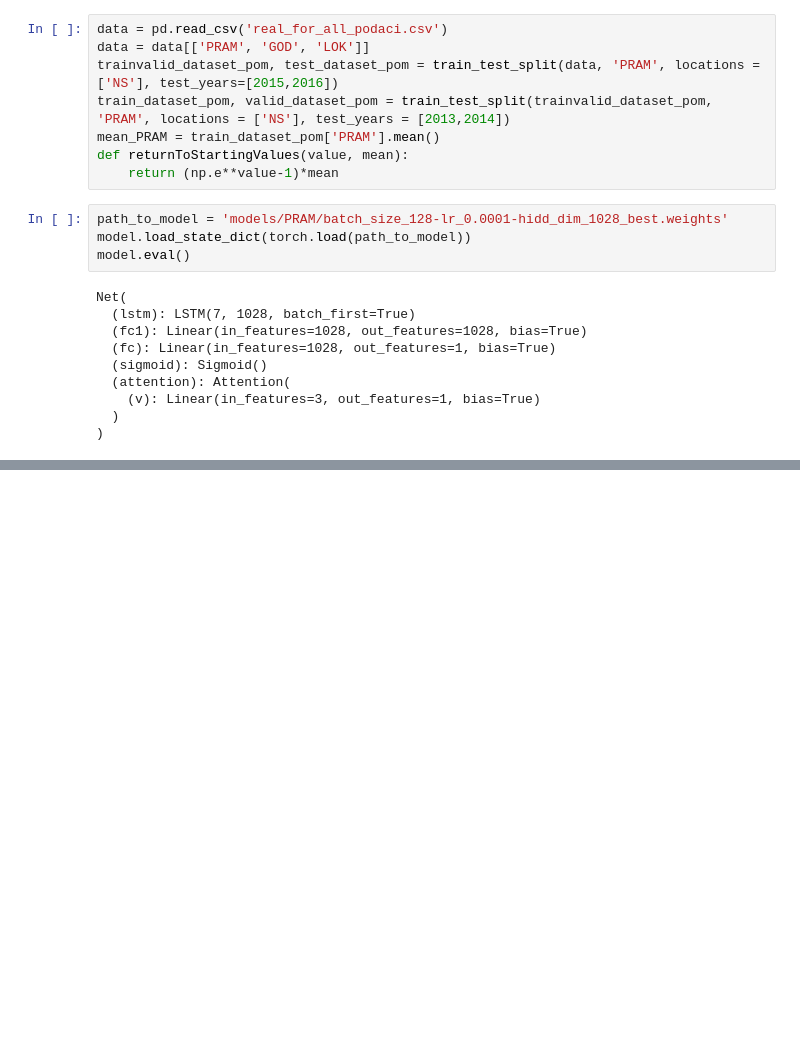
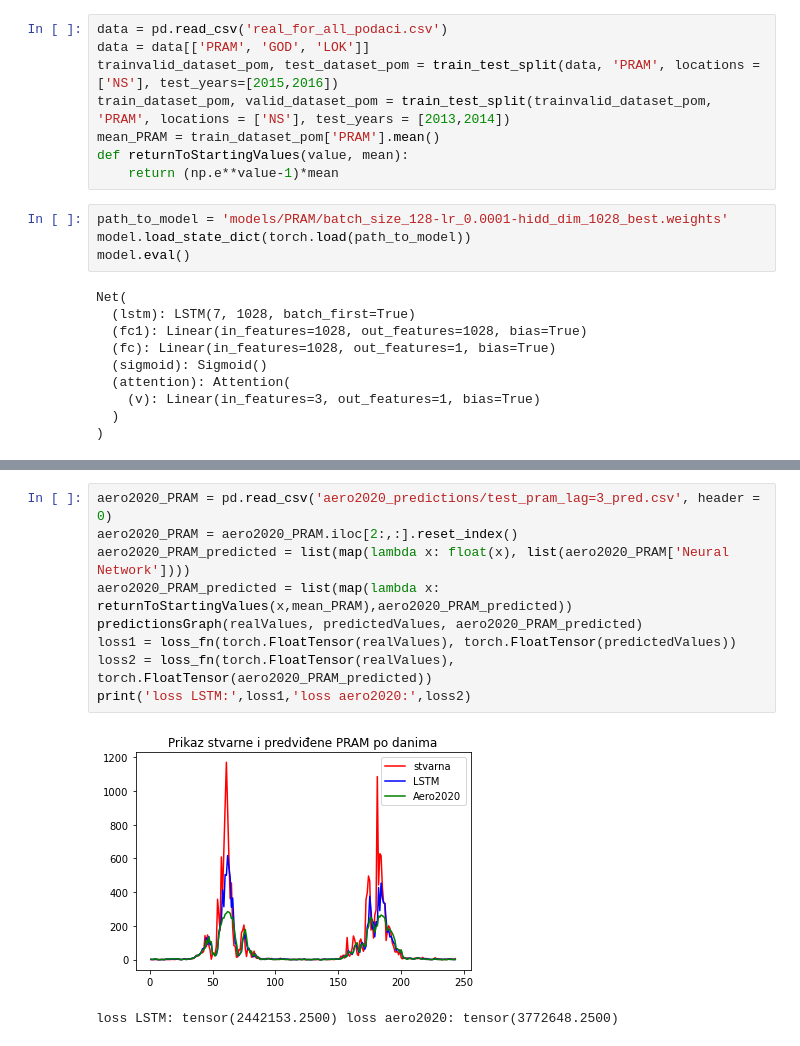
Before and after one commit to dmatijev/polen_forecasting, a Jupyter notebook: evaluate.ipynb, the cells around one changed output, grey strips where cells are left out. Saved outputs shown, nothing was run; the diff lists cells and outputs as text; blank space fills up the shorter version.

Commit message:
Aero2020 added

```diff
--- a/evaluate.ipynb
+++ b/evaluate.ipynb
@@ -82,0 +84,12 @@ loss LSTM: tensor(2836956.5000) loss pattern: tensor(3576545.7500)
+# %%
+aero2020_PRAM = pd.read_csv('aero2020_predictions/test_pram_lag=3_pred.csv', header = 0)
+aero2020_PRAM = aero2020_PRAM.iloc[2:,:].reset_index()
+aero2020_PRAM_predicted = list(map(lambda x: float(x), list(aero2020_PRAM['Neural Network'])))
+aero2020_PRAM_predicted = list(map(lambda x: returnToStartingValues(x,mean_PRAM),aero2020_PRAM_predicted))
+predictionsGraph(realValues, predictedValues, aero2020_PRAM_predicted)
+loss1 = loss_fn(torch.FloatTensor(realValues), torch.FloatTensor(predictedValues))
+loss2 = loss_fn(torch.FloatTensor(realValues), torch.FloatTensor(aero2020_PRAM_predicted))
+print('loss LSTM:',loss1,'loss aero2020:',loss2)
+# %% [output]
+[figure, added]
+loss LSTM: tensor(2442153.2500) loss aero2020: tensor(3772648.2500)
```
Also changed, not shown: parts of 2 cells of this notebook, 15 other files.
